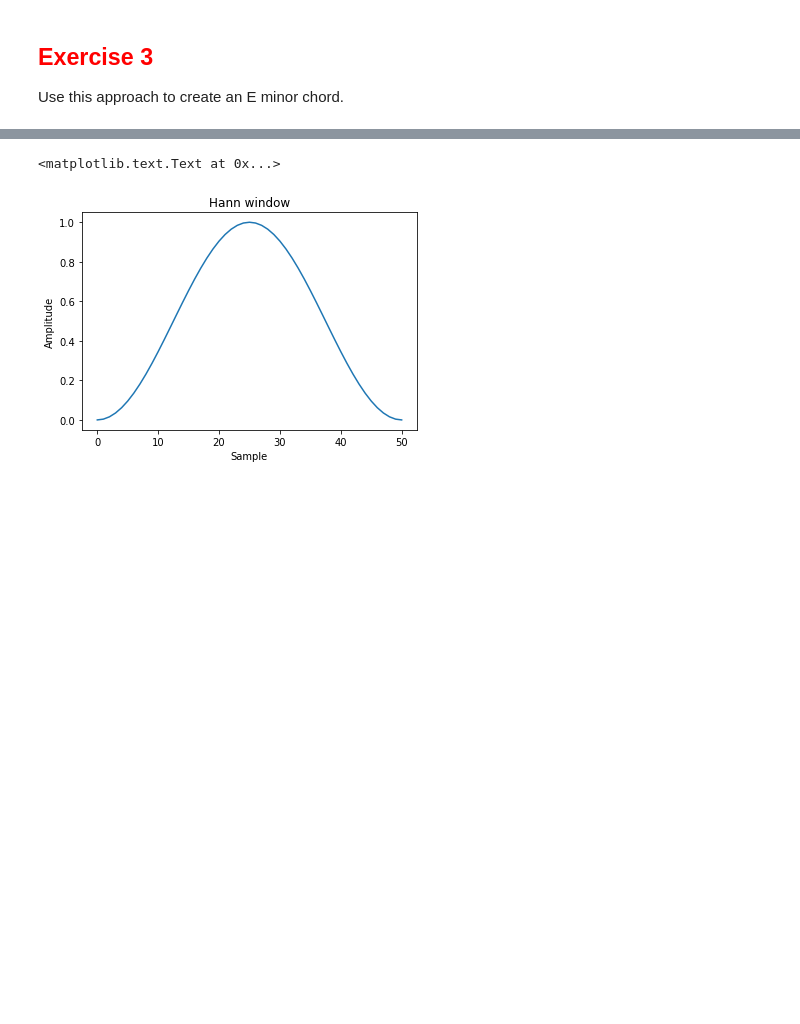
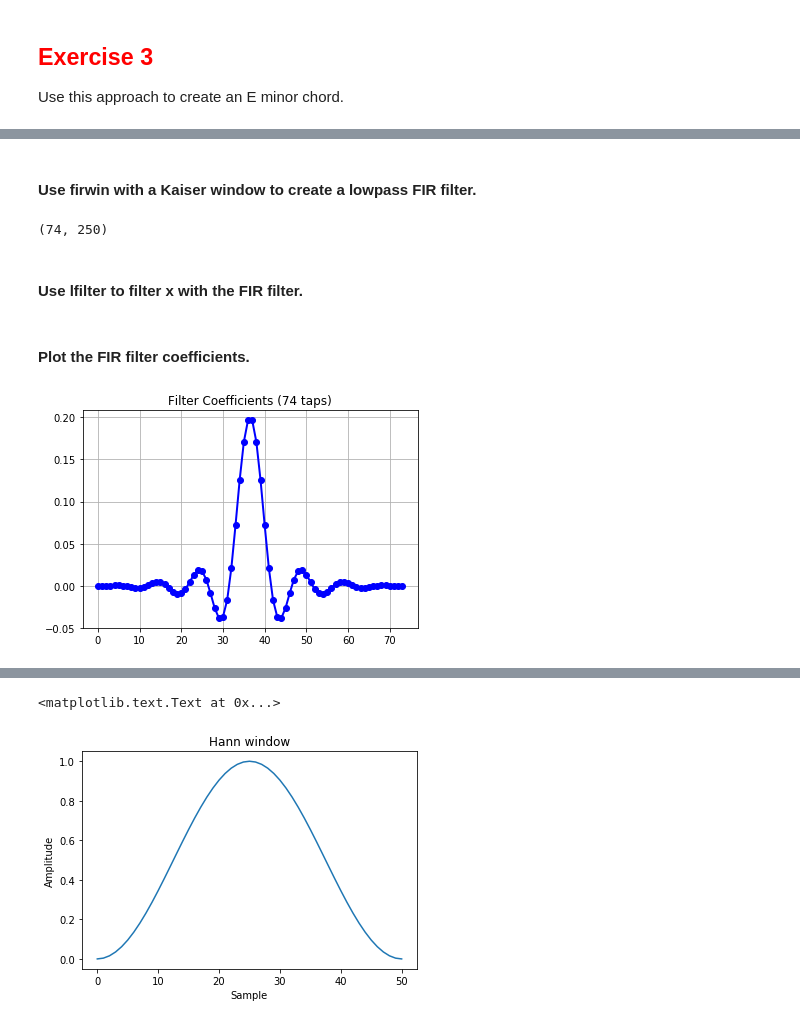
Before and after one commit to yardsale8/musicinformationretrieval.com, a Jupyter notebook: 5_7_frequency_filters_and_the_inverse_fourier_transform.ipynb, the cells around one changed output, grey strips where cells are left out. Drawn from its saved outputs; the diff is of its cells as text; code cells hidden in the pictures; blank space fills up the shorter version.

Commit message:
Added the FIR and butterband filter examples

```diff
--- a/5_7_frequency_filters_and_the_inverse_fourier_transform.ipynb
+++ b/5_7_frequency_filters_and_the_inverse_fourier_transform.ipynb
@@ -158,0 +192,2 @@ Use this approach to create an E minor chord.
+# %%
+ripple_db = 60.0
@@ -158,0 +196,3 @@ Use this approach to create an E minor chord.
+# %%
+N, beta = kaiserord(ripple_db, width)
+N, beta
@@ -158,0 +203,11 @@ Use this approach to create an E minor chord.
+# %%
+cutoff_hz = 10.0
+# %% [markdown]
+#### Use firwin with a Kaiser window to create a lowpass FIR filter.
+# %%
+taps = firwin(N, cutoff_hz/nyq_rate, window=('kaiser', beta))
+len(taps), len(x)
+# %% [output]
+(74, 250)
+# %% [markdown]
+#### Use lfilter to filter x with the FIR filter.
@@ -158,0 +216,9 @@ Use this approach to create an E minor chord.
+# %% [markdown]
+#### Plot the FIR filter coefficients.
+# %%
+figure(1)
+plot(taps, 'bo-', linewidth=2)
+title('Filter Coefficients (%d taps)' % N)
+grid(True)
+# %% [output]
+[figure, added]
```
Also changed, not shown: parts of 34 cells of this notebook.
